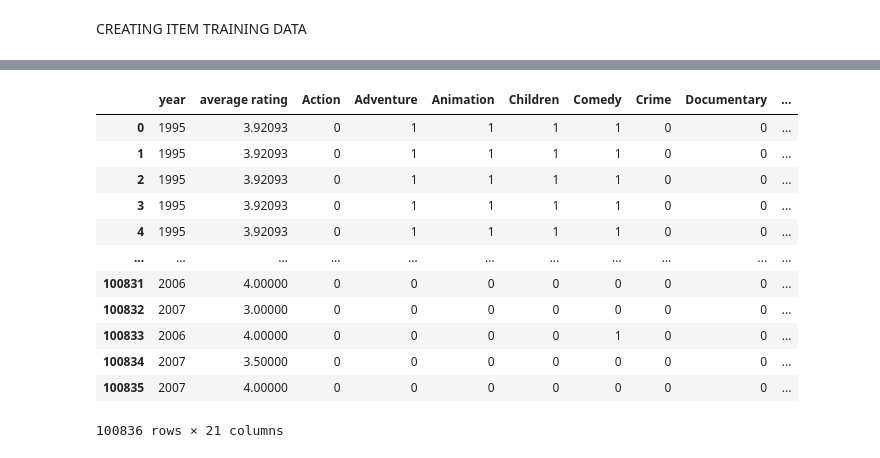
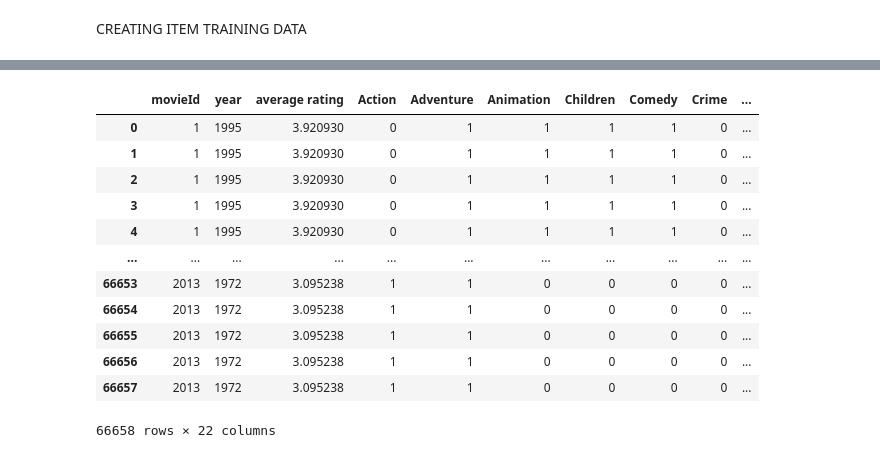
Before and after one commit to sewarslan/final_project, a Jupyter notebook: movie_recommender/creating_user_NN_data.ipynb, the cells around one changed output, grey strips where cells are left out. Saved outputs shown, nothing was run; the diff lists cells and outputs as text; code cells hidden in the pictures.

```diff
--- a/movie_recommender/creating_user_NN_data.ipynb
+++ b/movie_recommender/creating_user_NN_data.ipynb
@@ -32,0 +93,3 @@ ratings_df
+# %%
+ratings_df = pd.merge(ratings_df, filtered_movieids, on='movieId')
+ratings_df
@@ -32,0 +110,4 @@ ratings_df
+# %%
+movies_df = pd.merge(movies_df, filtered_movieids, on='movieId')
+
+movies_df
@@ -68,6 +165,6 @@ movies_with_genres
 # %%
 user_df = pd.merge(ratings_df, movies_with_genres, left_on='movieId', right_on='movieId')
-user_df.drop(columns=['title','genres','(no genres listed)'], axis=1, inplace=True)
+user_df.drop(columns=['title','genres'], axis=1, inplace=True)
 user_df.sort_values(by=['userId'])
 # %% [output]
 |  | userId | movieId | rating | Action | Adventure | Animation | Children | Comedy | Crime | Documentary | ... |
@@ -431,7 +527,7 @@ user_df
 # %%
 #creating not repeated item dataframe
 x_item_train_not_repeated = pd.merge(movies_df,movies_with_genres)
-x_item_train_not_repeated.drop(columns=['title', 'genres', '(no genres listed)'], axis= 1, inplace=True)
+x_item_train_not_repeated.drop(columns=['title', 'genres'], axis= 1, inplace=True)
 x_item_train_not_repeated
 # %% [output]
 |  | movieId | year | average rating | Action | Adventure | Animation | Children | Comedy | Crime | ... |
@@ -503,18 +599,18 @@ x_item_train_repeated
 # %%
 #dropping moiveid because it's not gonna be needed
-x_train_item = x_item_train_repeated.drop(columns=['movieId'])
+x_train_item = x_item_train_repeated
 x_train_item
 # %% [output]
-|  | year | average rating | Action | Adventure | Animation | Children | Comedy | Crime | Documentary | ... |
-| 0 | 1995 | 3.92093 | 0 | 1 | 1 | 1 | 1 | 0 | 0 | ... |
-| 1 | 1995 | 3.92093 | 0 | 1 | 1 | 1 | 1 | 0 | 0 | ... |
-| 2 | 1995 | 3.92093 | 0 | 1 | 1 | 1 | 1 | 0 | 0 | ... |
-| 3 | 1995 | 3.92093 | 0 | 1 | 1 | 1 | 1 | 0 | 0 | ... |
-| 4 | 1995 | 3.92093 | 0 | 1 | 1 | 1 | 1 | 0 | 0 | ... |
+|  | movieId | year | average rating | Action | Adventure | Animation | Children | Comedy | Crime | ... |
+| 0 | 1 | 1995 | 3.920930 | 0 | 1 | 1 | 1 | 1 | 0 | ... |
+| 1 | 1 | 1995 | 3.920930 | 0 | 1 | 1 | 1 | 1 | 0 | ... |
+| 2 | 1 | 1995 | 3.920930 | 0 | 1 | 1 | 1 | 1 | 0 | ... |
+| 3 | 1 | 1995 | 3.920930 | 0 | 1 | 1 | 1 | 1 | 0 | ... |
+| 4 | 1 | 1995 | 3.920930 | 0 | 1 | 1 | 1 | 1 | 0 | ... |
 | ... | ... | ... | ... | ... | ... | ... | ... | ... | ... | ... |
-| 100831 | 2006 | 4.00000 | 0 | 0 | 0 | 0 | 0 | 0 | 0 | ... |
-| 100832 | 2007 | 3.00000 | 0 | 0 | 0 | 0 | 0 | 0 | 0 | ... |
-| 100833 | 2006 | 4.00000 | 0 | 0 | 0 | 0 | 1 | 0 | 0 | ... |
-| 100834 | 2007 | 3.50000 | 0 | 0 | 0 | 0 | 0 | 0 | 0 | ... |
-| 100835 | 2007 | 4.00000 | 0 | 0 | 0 | 0 | 0 | 0 | 0 | ... |
+| 66653 | 2013 | 1972 | 3.095238 | 1 | 1 | 0 | 0 | 0 | 0 | ... |
+| 66654 | 2013 | 1972 | 3.095238 | 1 | 1 | 0 | 0 | 0 | 0 | ... |
+| 66655 | 2013 | 1972 | 3.095238 | 1 | 1 | 0 | 0 | 0 | 0 | ... |
+| 66656 | 2013 | 1972 | 3.095238 | 1 | 1 | 0 | 0 | 0 | 0 | ... |
+| 66657 | 2013 | 1972 | 3.095238 | 1 | 1 | 0 | 0 | 0 | 0 | ... |
-100836 rows × 21 columns
+66658 rows × 22 columns
```
Also changed, not shown: parts of 34 cells of this notebook, 7 other files.
